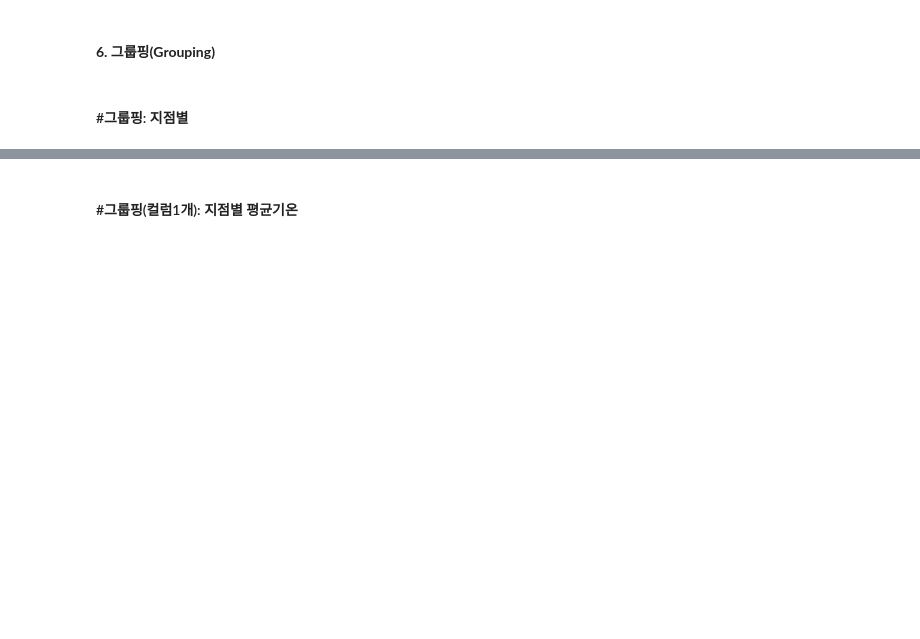
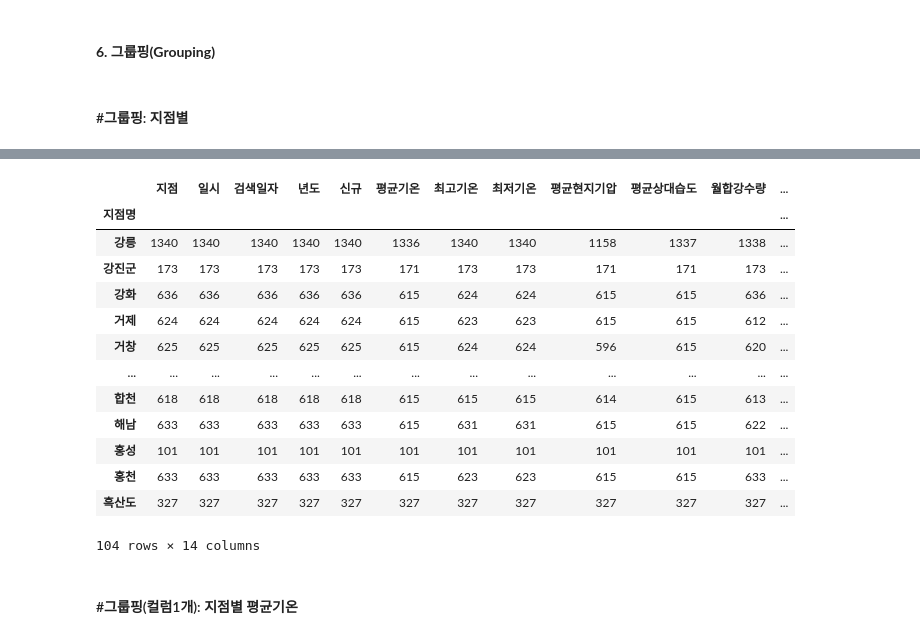
Before and after one commit to kangeunkyeong/dataAnalysis, a Jupyter notebook: 2_데이터분석_03_공공데이터_기상청날씨_배포_실습.ipynb, the cells around one changed output, grey strips where cells are left out. Saved outputs shown, nothing was run; the diff lists cells and outputs as text; code cells hidden in the pictures; blank space fills up the shorter version.

```diff
--- a/2_데이터분석_03_공공데이터_기상청날씨_배포_실습.ipynb
+++ b/2_데이터분석_03_공공데이터_기상청날씨_배포_실습.ipynb
@@ -392,7 +451,24 @@ df.groupby('지점명').mean(numeric_only=True)
 # %%
 # 지점명별 해당 컬럼의 데이터 빈도수
-df.groupby(['지점명'], as_index=False).count()
-df.groupby('지점명').count()
+df.groupby(['지점명'], as_index=False).count()   # 그룹핑 컬럼으로 인덱스를 지정하지 않을 때
+df.groupby('지점명').count().reset_index()       # 인덱스 리셋 (셋 인덱스도 있음)
+
+df.groupby('지점명').count()                     # 그룹핑한 컬럼이 인덱스로 만들어진다
+# %% [output]
+|  | 지점 | 일시 | 검색일자 | 년도 | 신규 | 평균기온 | 최고기온 | 최저기온 | 평균현지기압 | 평균상대습도 | 월합강수량 | ... |
+| 지점명 |  |  |  |  |  |  |  |  |  |  |  | ... |
+| 강릉 | 1340 | 1340 | 1340 | 1340 | 1340 | 1336 | 1340 | 1340 | 1158 | 1337 | 1338 | ... |
+| 강진군 | 173 | 173 | 173 | 173 | 173 | 171 | 173 | 173 | 171 | 171 | 173 | ... |
+| 강화 | 636 | 636 | 636 | 636 | 636 | 615 | 624 | 624 | 615 | 615 | 636 | ... |
+| 거제 | 624 | 624 | 624 | 624 | 624 | 615 | 623 | 623 | 615 | 615 | 612 | ... |
+| 거창 | 625 | 625 | 625 | 625 | 625 | 615 | 624 | 624 | 596 | 615 | 620 | ... |
+| ... | ... | ... | ... | ... | ... | ... | ... | ... | ... | ... | ... | ... |
+| 합천 | 618 | 618 | 618 | 618 | 618 | 615 | 615 | 615 | 614 | 615 | 613 | ... |
+| 해남 | 633 | 633 | 633 | 633 | 633 | 615 | 631 | 631 | 615 | 615 | 622 | ... |
+| 홍성 | 101 | 101 | 101 | 101 | 101 | 101 | 101 | 101 | 101 | 101 | 101 | ... |
+| 홍천 | 633 | 633 | 633 | 633 | 633 | 615 | 623 | 623 | 615 | 615 | 633 | ... |
+| 흑산도 | 327 | 327 | 327 | 327 | 327 | 327 | 327 | 327 | 327 | 327 | 327 | ... |
+104 rows × 14 columns
 # %% [markdown]
 #### #그룹핑(컬럼1개): 지점별  평균기온
 # %%
```
Also changed, not shown: parts of 31 cells of this notebook.
